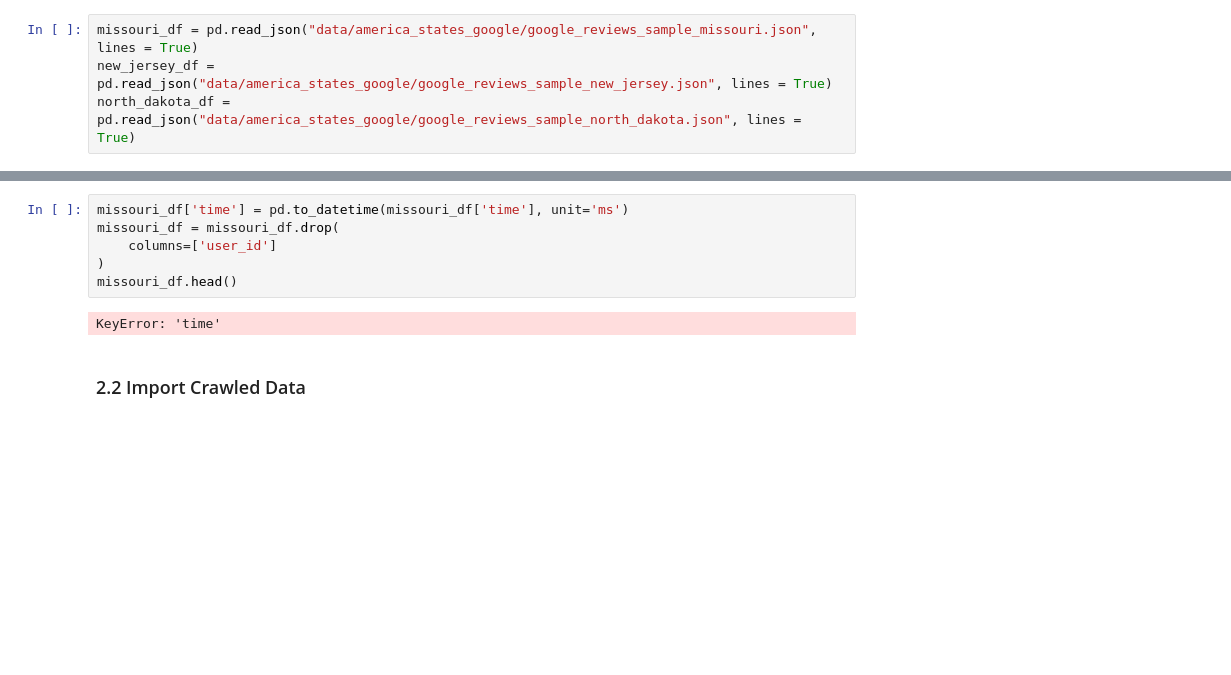
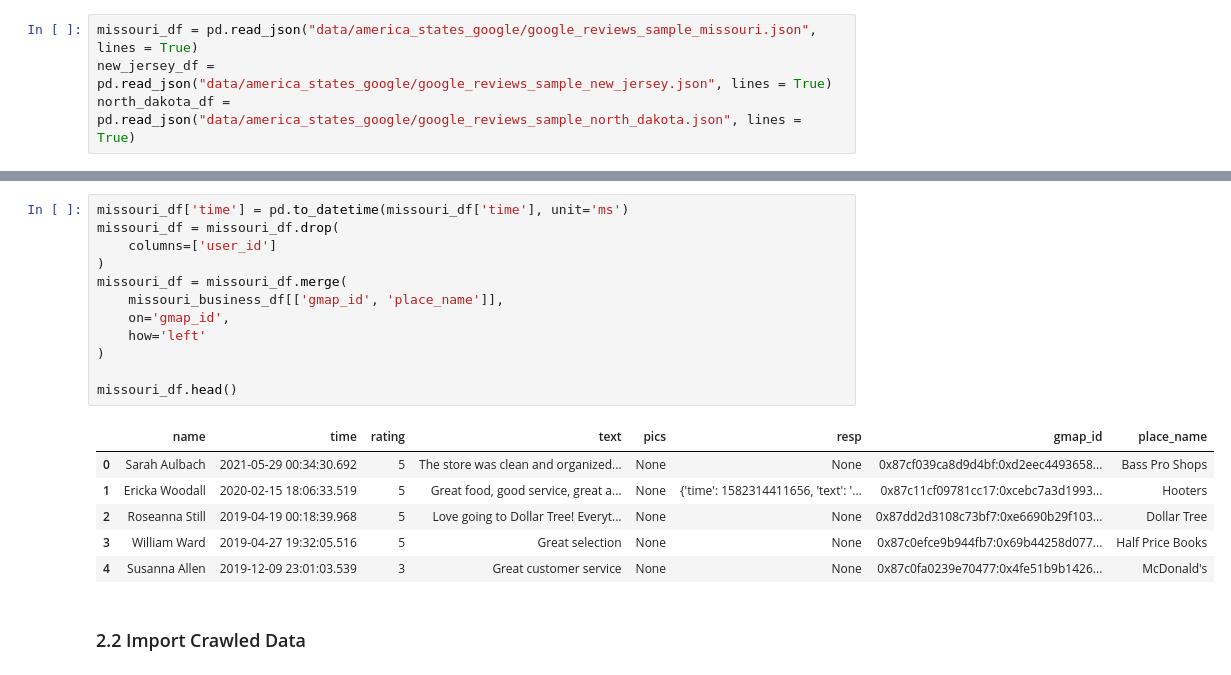
Before and after one commit to yuenning/3pandas, a Jupyter notebook: 02_data_preprocessing.ipynb, the cells around one changed output, grey strips where cells are left out. Saved outputs shown, nothing was run; the diff lists cells and outputs as text; blank space fills up the shorter version.

```diff
--- a/02_data_preprocessing.ipynb
+++ b/02_data_preprocessing.ipynb
@@ -179,11 +183,22 @@ missouri_df.head()
 # %%
 missouri_df['time'] = pd.to_datetime(missouri_df['time'], unit='ms')
 missouri_df = missouri_df.drop(
     columns=['user_id']
 )
+missouri_df = missouri_df.merge(
+    missouri_business_df[['gmap_id', 'place_name']],
+    on='gmap_id',
+    how='left'
+)
+
 missouri_df.head()
 # %% [output]
-KeyError: 'time'
+|  | name | time | rating | text | pics | resp | gmap_id | place_name |
+| 0 | Sarah Aulbach | 2021-05-29 00:34:30.692 | 5 | The store was clean and organized... | None | None | 0x87cf039ca8d9d4bf:0xd2eec4493658... | Bass Pro Shops |
+| 1 | Ericka Woodall | 2020-02-15 18:06:33.519 | 5 | Great food, good service, great a... | None | {'time': 1582314411656, 'text': '... | 0x87c11cf09781cc17:0xcebc7a3d1993... | Hooters |
+| 2 | Roseanna Still | 2019-04-19 00:18:39.968 | 5 | Love going to Dollar Tree! Everyt... | None | None | 0x87dd2d3108c73bf7:0xe6690b29f103... | Dollar Tree |
+| 3 | William Ward | 2019-04-27 19:32:05.516 | 5 | Great selection | None | None | 0x87c0efce9b944fb7:0x69b44258d077... | Half Price Books |
+| 4 | Susanna Allen | 2019-12-09 23:01:03.539 | 3 | Great customer service | None | None | 0x87c0fa0239e70477:0x4fe51b9b1426... | McDonald's |
 # %% [markdown]
 ### 2.2 Import Crawled Data
 # %%
```
Also changed, not shown: parts of 3 cells of this notebook.
